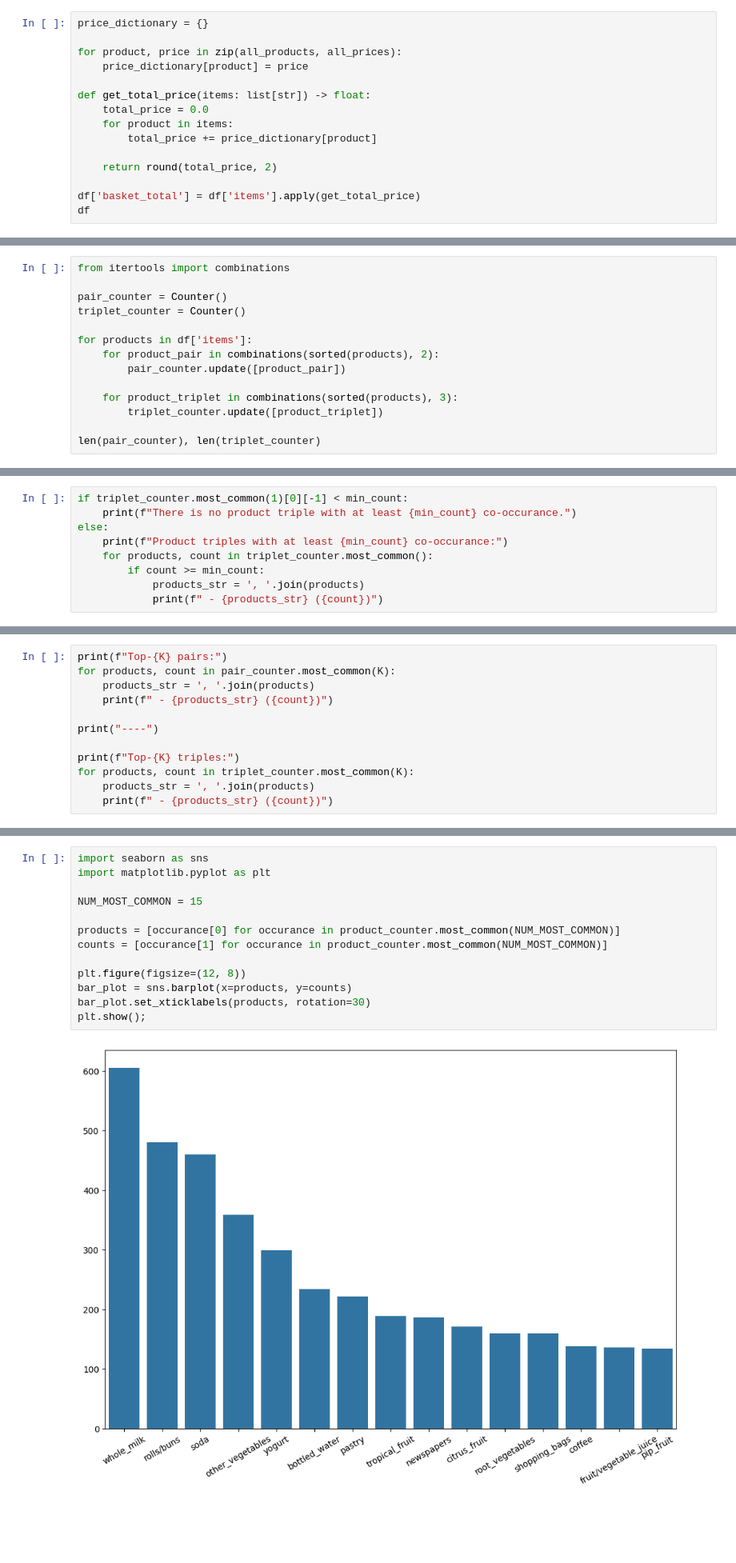
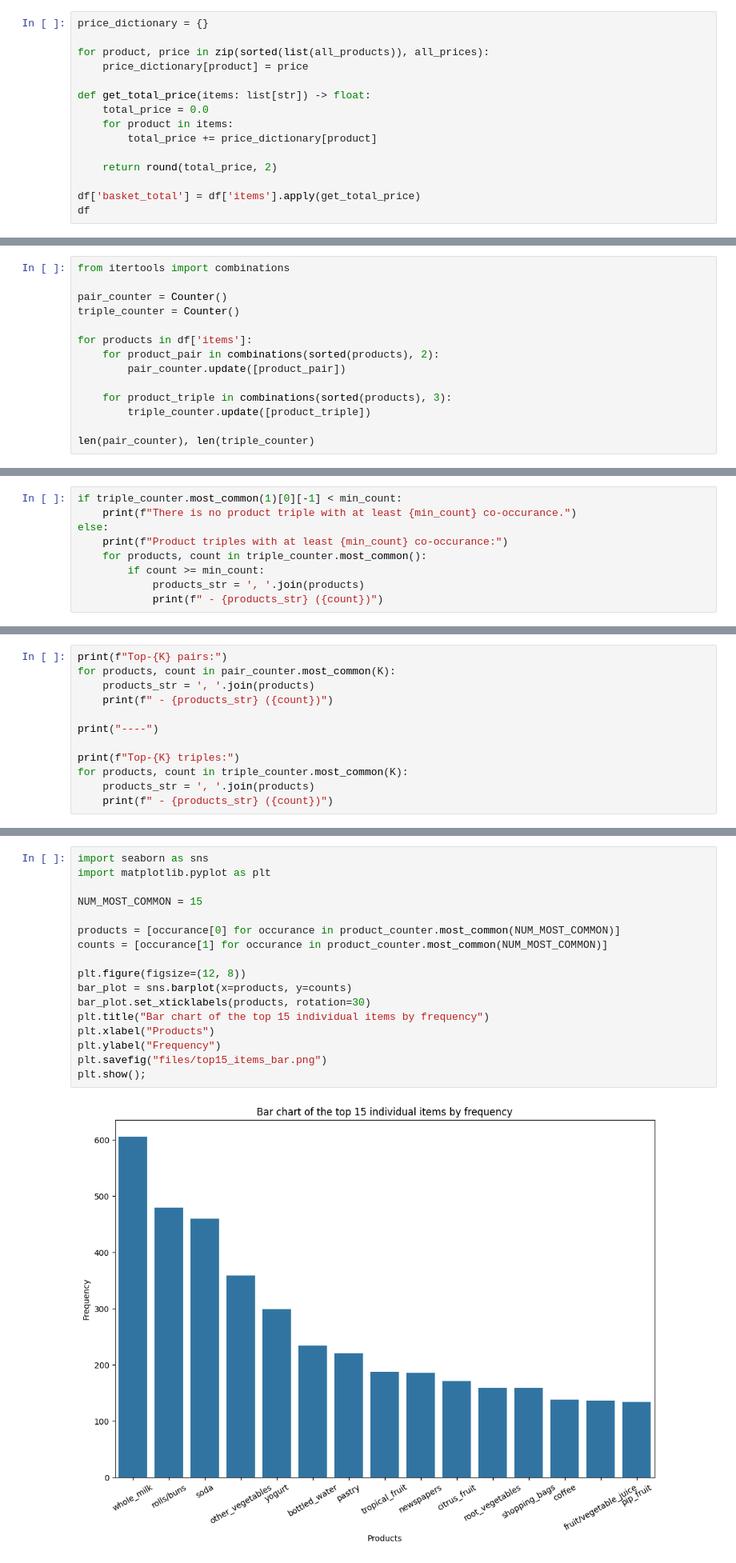
Before and after one commit to murodbecks/groceries_analysis, a Jupyter notebook: groceries_analysis.ipynb, the cells around one changed output, grey strips where cells are left out. Shown at 80% size. Cells and saved outputs as stored; diff of their text form; blank space fills up the shorter version.

Commit message:
added visualization pngs and comments to notebook

```diff
--- a/groceries_analysis.ipynb
+++ b/groceries_analysis.ipynb
@@ -199,7 +271,7 @@ df_prices.to_csv(f"{DATA_FOLDER}product_prices.csv", index=False)
 # %%
 price_dictionary = {}
 
-for product, price in zip(all_products, all_prices):
+for product, price in zip(sorted(list(all_products)), all_prices):
     price_dictionary[product] = price
 
 def get_total_price(items: list[str]) -> float:
@@ -233,15 +309,15 @@ df.to_csv(f"{DATA_FOLDER}transactions_clean.csv", index=False)
 from itertools import combinations
 
 pair_counter = Counter()
-triplet_counter = Counter()
+triple_counter = Counter()
 
 for products in df['items']:
     for product_pair in combinations(sorted(products), 2):
         pair_counter.update([product_pair])
 
-    for product_triplet in combinations(sorted(products), 3):
-        triplet_counter.update([product_triplet])
+    for product_triple in combinations(sorted(products), 3):
+        triple_counter.update([product_triple])
 
-len(pair_counter), len(triplet_counter)
+len(pair_counter), len(triple_counter)
 # %% [output]
 (2562, 3037)
@@ -275,9 +355,9 @@ Product pairs with at least 20 co-occurance:
 # %%
-if triplet_counter.most_common(1)[0][-1] < min_count:
+if triple_counter.most_common(1)[0][-1] < min_count:
     print(f"There is no product triple with at least {min_count} co-occurance.")
 else:
     print(f"Product triples with at least {min_count} co-occurance:")
-    for products, count in triplet_counter.most_common():
+    for products, count in triple_counter.most_common():
         if count >= min_count:
             products_str = ', '.join(products)
             print(f" - {products_str} ({count})")
@@ -292,7 +374,7 @@ for products, count in pair_counter.most_common(K):
 print("----")
 
 print(f"Top-{K} triples:")
-for products, count in triplet_counter.most_common(K):
+for products, count in triple_counter.most_common(K):
     products_str = ', '.join(products)
     print(f" - {products_str} ({count})")
 # %% [output]
@@ -323,15 +409,19 @@ for products in df['items']:
 # %%
 import seaborn as sns
 import matplotlib.pyplot as plt
 
 NUM_MOST_COMMON = 15
 
 products = [occurance[0] for occurance in product_counter.most_common(NUM_MOST_COMMON)]
 counts = [occurance[1] for occurance in product_counter.most_common(NUM_MOST_COMMON)]
 
 plt.figure(figsize=(12, 8))
 bar_plot = sns.barplot(x=products, y=counts)
 bar_plot.set_xticklabels(products, rotation=30)
+plt.title("Bar chart of the top 15 individual items by frequency")
+plt.xlabel("Products")
+plt.ylabel("Frequency")
+plt.savefig("files/top15_items_bar.png")
 plt.show();
 # %% [output]
-[figure, old version]
+[figure, new version]
```
Also changed, not shown: parts of 45 cells of this notebook, 6 other files.
